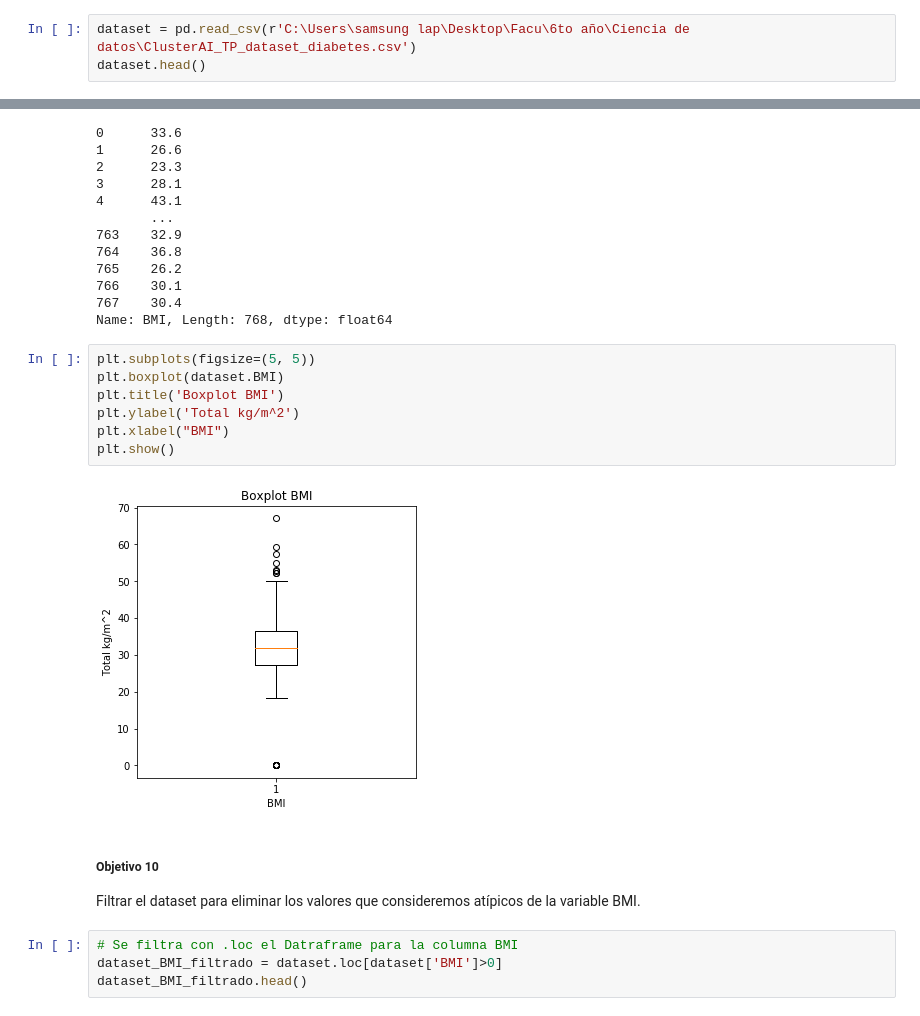
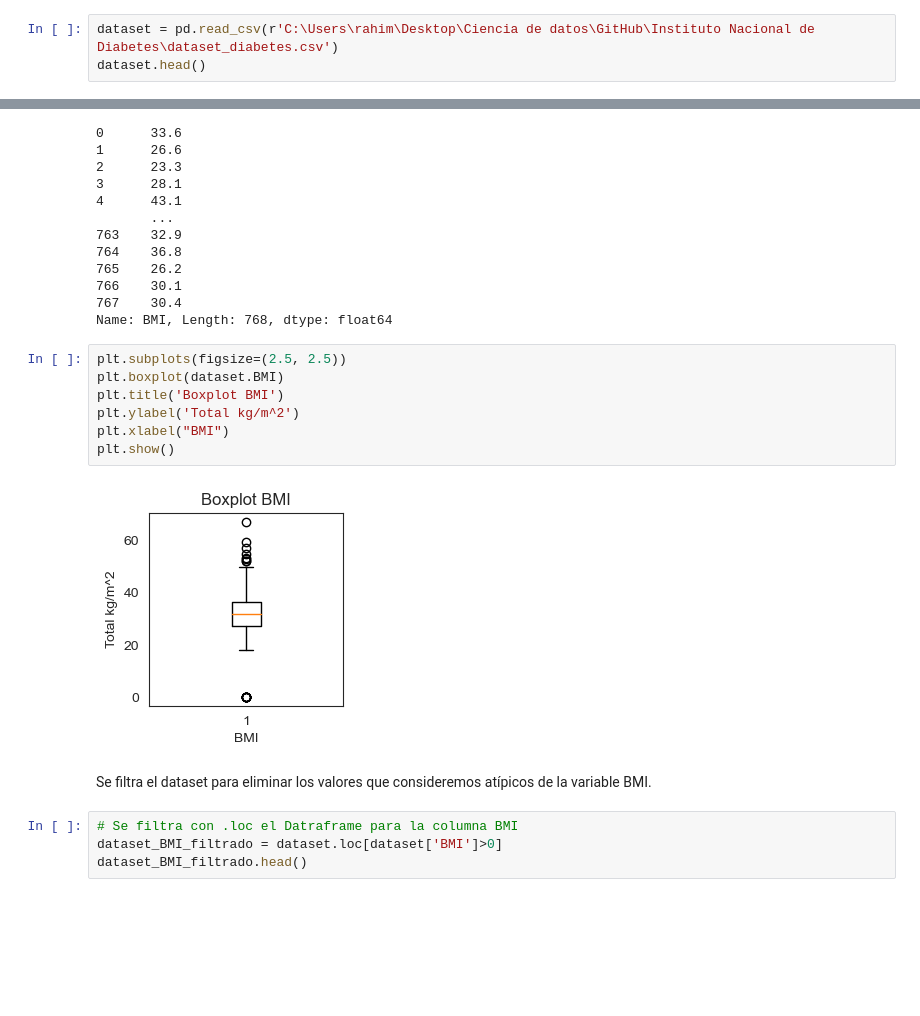
Before and after one commit to aiadrahimi/Data-Science, a Jupyter notebook: Data Science/Instituto Nacional de Diabetes/análisis_diabetes_aiadrahimi.ipynb, the cells around one changed output, grey strips where cells are left out. Cells and saved outputs as stored; diff of their text form; blank space fills up the shorter version.

```diff
--- a/Data Science/Instituto Nacional de Diabetes/análisis_diabetes_aiadrahimi.ipynb
+++ b/Data Science/Instituto Nacional de Diabetes/análisis_diabetes_aiadrahimi.ipynb
@@ -34,7 +28,7 @@ Lo primero que deberan hacer será importar
 - el dataset
 - corroborar que lo hayamos cargado correctamente.
 # %%
-dataset = pd.read_csv(r'C:\Users\samsung lap\Desktop\Facu\6to año\Ciencia de datos\ClusterAI_TP_dataset_diabetes.csv')
+dataset = pd.read_csv(r'C:\Users\rahim\Desktop\Ciencia de datos\GitHub\Instituto Nacional de Diabetes\dataset_diabetes.csv')
 dataset.head()
 # %% [output]
 |  | Pregnancies | Glucose | BloodPressure | SkinThickness | Insulin | BMI | DiabetesPedigreeFunction | Age | ... |
@@ -186,17 +173,16 @@ dataset.BMI
 767    30.4
 Name: BMI, Length: 768, dtype: float64
 # %%
-plt.subplots(figsize=(5, 5))
+plt.subplots(figsize=(2.5, 2.5))
 plt.boxplot(dataset.BMI)
 plt.title('Boxplot BMI')
 plt.ylabel('Total kg/m^2')
 plt.xlabel("BMI")
 plt.show()
 # %% [output]
-[figure, old version]
+[figure, new version]
 # %% [markdown]
-##### **Objetivo 10**
-Filtrar el dataset para eliminar los valores que consideremos atípicos de la variable BMI.
+Se filtra el dataset para eliminar los valores que consideremos atípicos de la variable BMI.
 # %%
 # Se filtra con .loc el Datraframe para la columna BMI
 dataset_BMI_filtrado = dataset.loc[dataset['BMI']>0]
```
Also changed, not shown: parts of 29 cells of this notebook.
